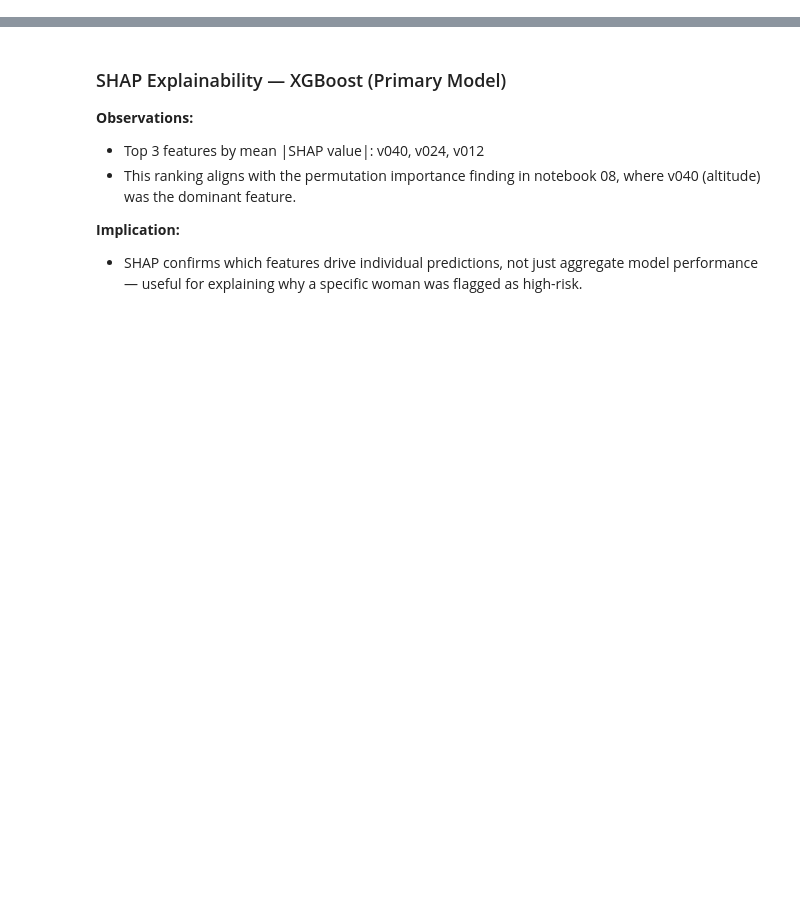
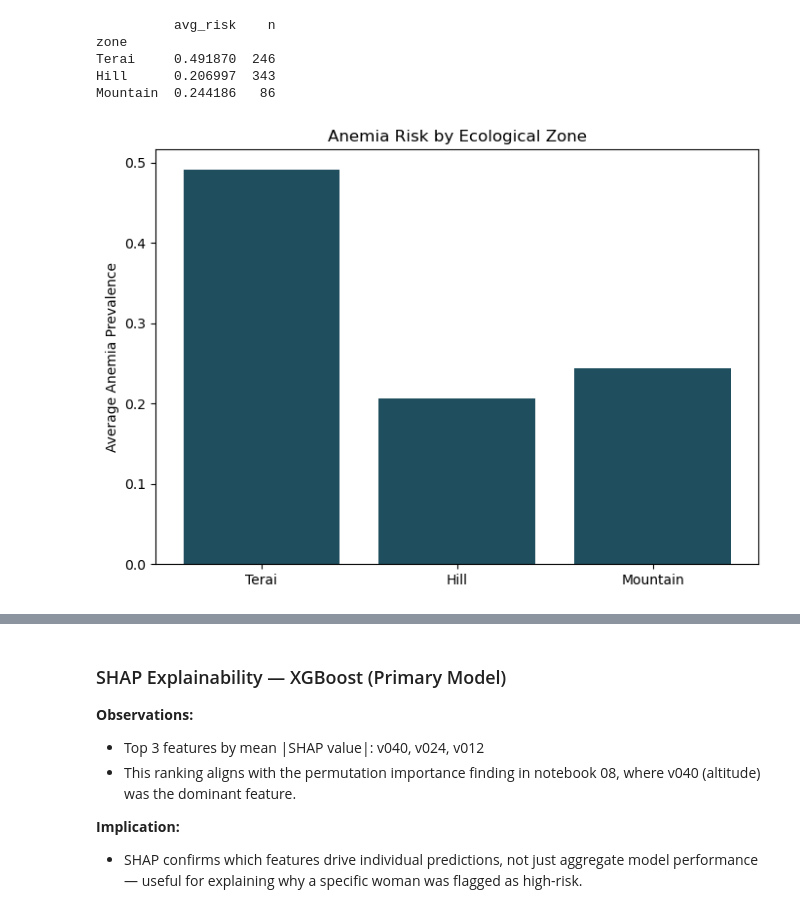
Before and after one commit to Suvekshyajha/anaemia_risk_ml_prediction, a Jupyter notebook: notebooks/10_explainability.ipynb, the cells around one changed output, grey strips where cells are left out. Saved outputs shown, nothing was run; the diff lists cells and outputs as text; code cells hidden in the pictures; blank space fills up the shorter version.

```diff
--- a/notebooks/10_explainability.ipynb
+++ b/notebooks/10_explainability.ipynb
@@ -37,0 +60,5 @@ plt.show()
+# %%
+X_test = pd.read_pickle('../data/processed/tree_ready/X_test.pkl')
+
+altitude_bin = pd.cut(X_test['v040'], bins=[0, 500, 1000, 1500, 2000, 2500, 3000, 4500])
+print(altitude_bin.value_counts().sort_index())
@@ -37,0 +89,27 @@ plt.show()
+# %%
+zone_map = {0: 'Mountain', 1: 'Hill', 2: 'Terai'}
+
+zone = X_test['secoreg'].map(zone_map)
+risk_by_zone = pd.DataFrame({'zone': zone, 'anemic': y_test.values})
+
+summary = risk_by_zone.groupby('zone', observed=True).agg(
+    avg_risk=('anemic', 'mean'),
+    n=('anemic', 'size')
+).reindex(['Terai', 'Hill', 'Mountain'])
+
+print(summary)
+
+plt.figure(figsize=(7, 5))
+bars = plt.bar(summary.index, summary['avg_risk'], color='#1f4e5f')
+plt.ylabel('Average Anemia Prevalence')
+plt.title('Anemia Risk by Ecological Zone')
+plt.tight_layout()
+plt.savefig('../results/figures/anemia_by_ecological_zone.png', dpi=200)
+plt.show()
+# %% [output]
+          avg_risk    n
+zone
+Terai     0.491870  246
+Hill      0.206997  343
+Mountain  0.244186   86
+[figure, added]
```
Also changed, not shown: parts of 15 cells of this notebook, 22 other files.
